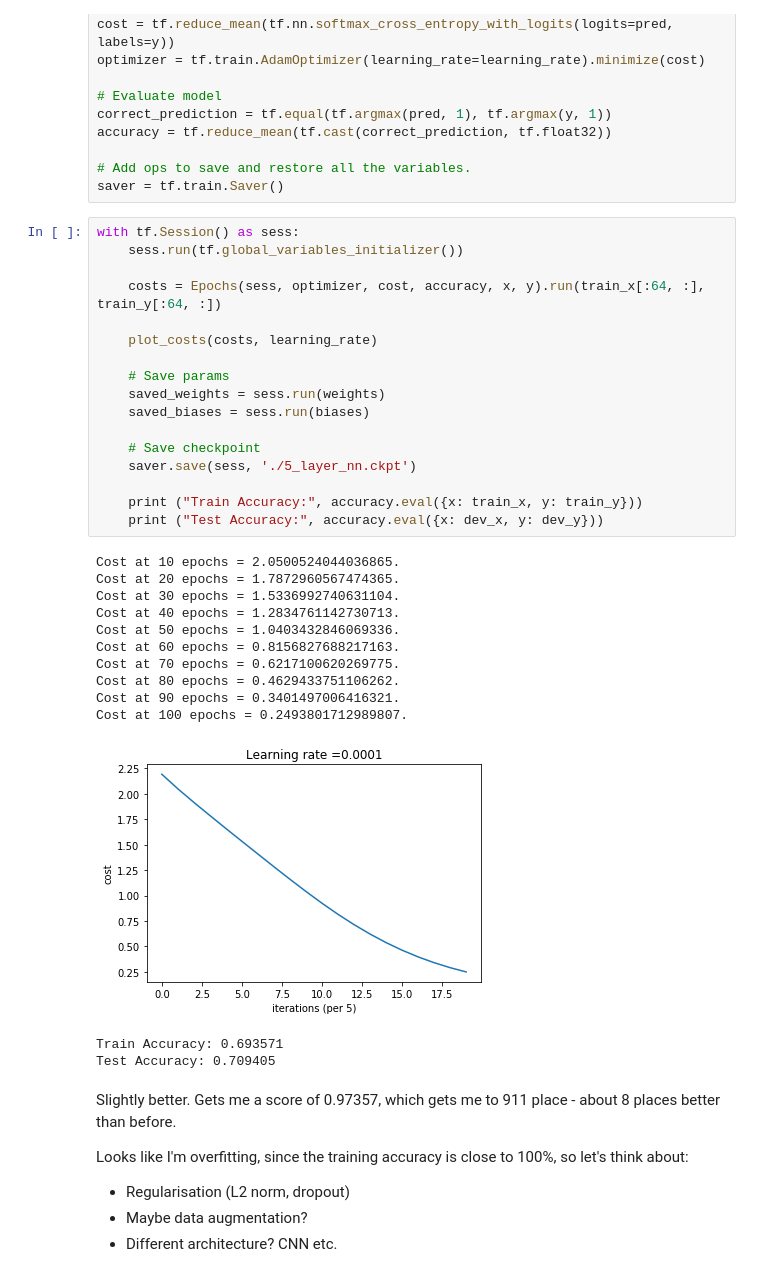
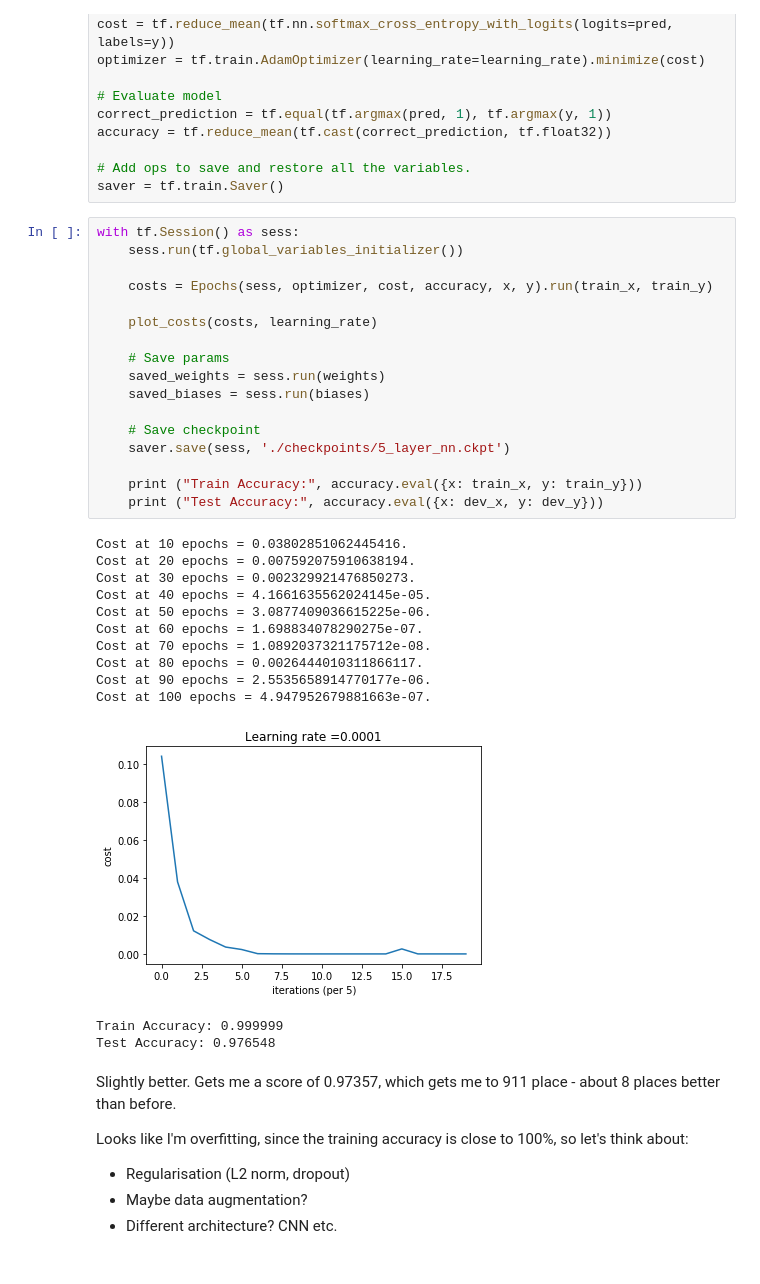
Before and after one commit to Technology-Notes/kaggle-notebooks, a Jupyter notebook: digit-recognizer/kaggle-digit-recognizer.ipynb, the cells around one changed output. Drawn from its saved outputs; the diff is of its cells as text.

```diff
--- a/digit-recognizer/kaggle-digit-recognizer.ipynb
+++ b/digit-recognizer/kaggle-digit-recognizer.ipynb
@@ -190,34 +190,34 @@ saver = tf.train.Saver()
 # %%
 with tf.Session() as sess:
     sess.run(tf.global_variables_initializer())
 
-    costs = Epochs(sess, optimizer, cost, accuracy, x, y).run(train_x[:64, :], train_y[:64, :])
+    costs = Epochs(sess, optimizer, cost, accuracy, x, y).run(train_x, train_y)
 
     plot_costs(costs, learning_rate)
 
     # Save params
     saved_weights = sess.run(weights)
     saved_biases = sess.run(biases)
 
     # Save checkpoint
-    saver.save(sess, './5_layer_nn.ckpt')
+    saver.save(sess, './checkpoints/5_layer_nn.ckpt')
 
     print ("Train Accuracy:", accuracy.eval({x: train_x, y: train_y}))
     print ("Test Accuracy:", accuracy.eval({x: dev_x, y: dev_y}))
 # %% [output]
-Cost at 10 epochs = 2.0500524044036865.
-Cost at 20 epochs = 1.7872960567474365.
-Cost at 30 epochs = 1.5336992740631104.
-Cost at 40 epochs = 1.2834761142730713.
-Cost at 50 epochs = 1.0403432846069336.
-Cost at 60 epochs = 0.8156827688217163.
-Cost at 70 epochs = 0.6217100620269775.
-Cost at 80 epochs = 0.4629433751106262.
-Cost at 90 epochs = 0.3401497006416321.
-Cost at 100 epochs = 0.2493801712989807.
+Cost at 10 epochs = 0.03802851062445416.
+Cost at 20 epochs = 0.007592075910638194.
+Cost at 30 epochs = 0.002329921476850273.
+Cost at 40 epochs = 4.1661635562024145e-05.
+Cost at 50 epochs = 3.0877409036615225e-06.
+Cost at 60 epochs = 1.698834078290275e-07.
+Cost at 70 epochs = 1.0892037321175712e-08.
+Cost at 80 epochs = 0.0026444010311866117.
+Cost at 90 epochs = 2.5535658914770177e-06.
+Cost at 100 epochs = 4.947952679881663e-07.
-[figure, old version]
+[figure, new version]
-Train Accuracy: 0.693571
-Test Accuracy: 0.709405
+Train Accuracy: 0.999999
+Test Accuracy: 0.976548
 # %% [markdown]
 Slightly better. Gets me a score of 0.97357, which gets me to 911 place - about 8 places better than before.
 
```
Also changed, not shown: parts of 14 cells of this notebook.
